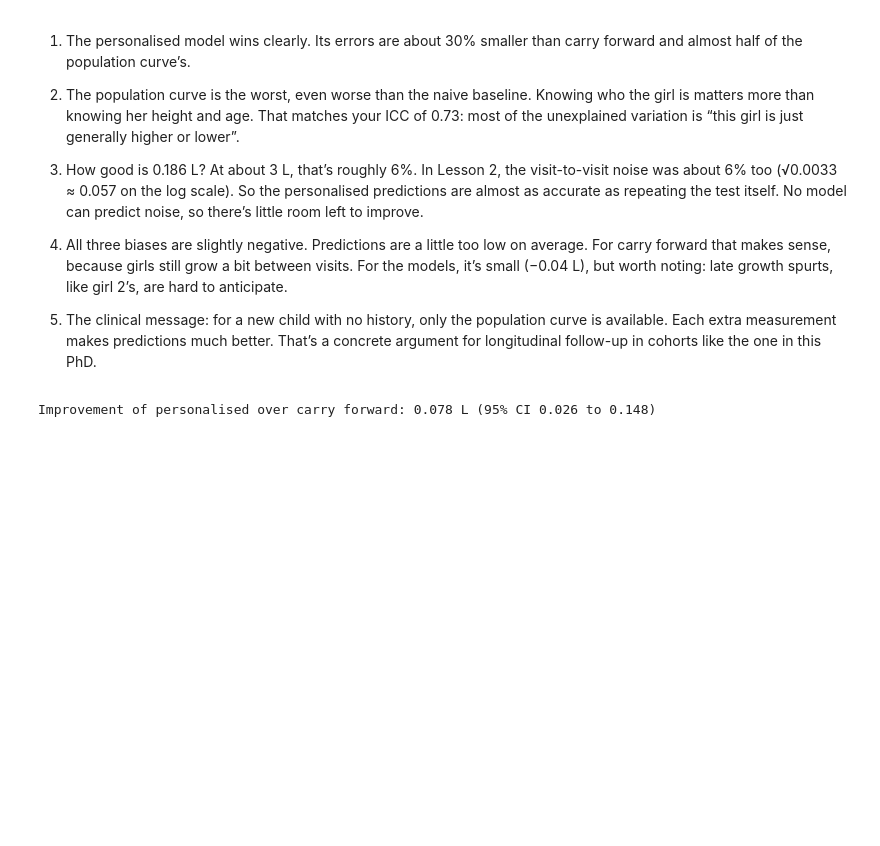
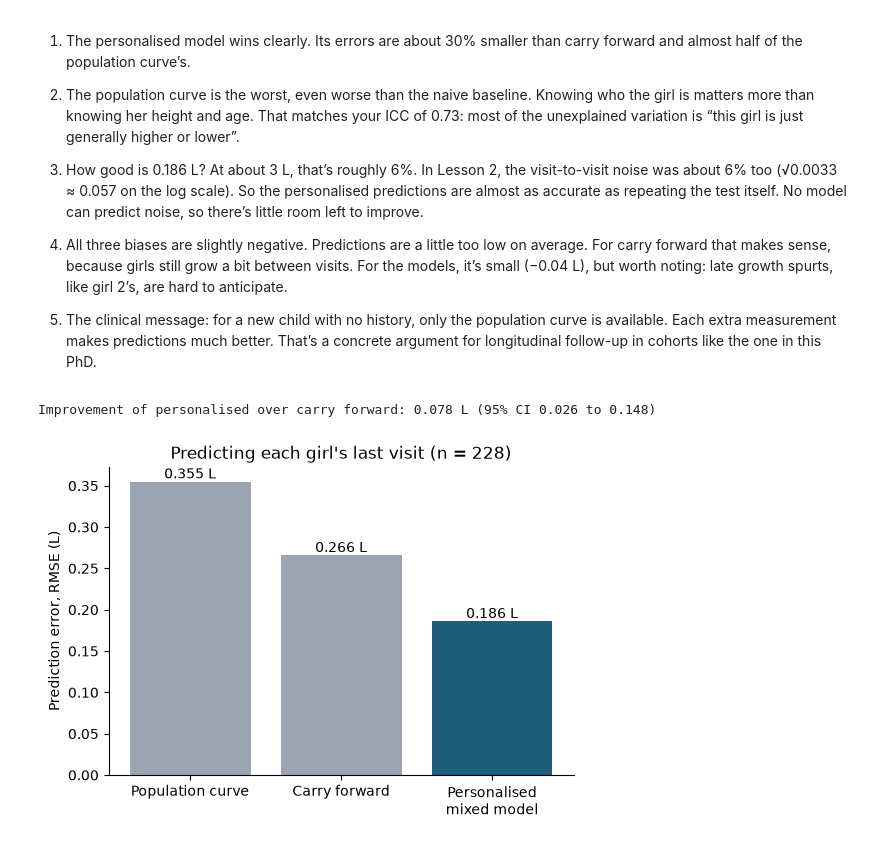
Before and after one commit to louisapraszezynki/lung-trajectories, a Jupyter notebook: notebooks/03_validation.ipynb, the cells around one changed output. Saved outputs shown, nothing was run; the diff lists cells and outputs as text; code cells hidden in the pictures; blank space fills up the shorter version.

```diff
--- a/notebooks/03_validation.ipynb
+++ b/notebooks/03_validation.ipynb
@@ -122,3 +122,19 @@ low, high = np.percentile(diffs, [2.5, 97.5])
 print(f"Improvement of personalised over carry forward: {np.mean(diffs):.3f} L (95% CI {low:.3f} to {high:.3f})")
 # %% [output]
 Improvement of personalised over carry forward: 0.078 L (95% CI 0.026 to 0.148)
+# %%
+plt.style.use("default")
+labels = ["Population curve", "Carry forward", "Personalised\nmixed model"]
+cols   = ["pred_pop", "pred_carry", "pred_girl"]
+rmse   = [np.sqrt(((test[c] - test["fev1"]) ** 2).mean()) for c in cols]
+
+fig, ax = plt.subplots(figsize=(6, 4))
+bars = ax.bar(labels, rmse, color=["#9aa5b1", "#9aa5b1", "#1f5e7a"])
+ax.bar_label(bars, fmt="%.3f L")
+ax.set_ylabel("Prediction error, RMSE (L)")
+ax.set_title("Predicting each girl's last visit (n = 228)")
+ax.spines[["top", "right"]].set_visible(False)
+plt.savefig("../figures/validation.png", dpi=150, bbox_inches="tight")
+plt.show()
+# %% [output]
+[figure, added]
```
Also changed, not shown: 5 other files.
